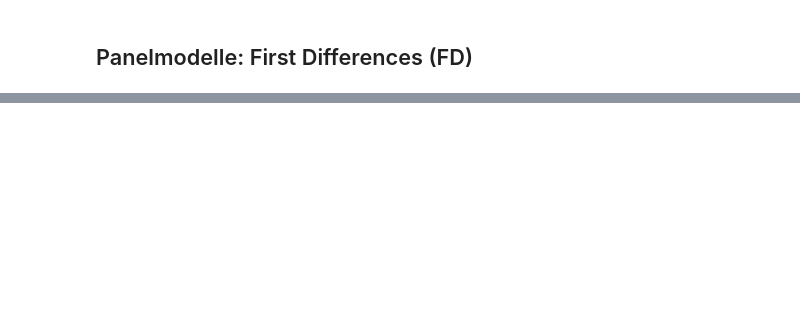
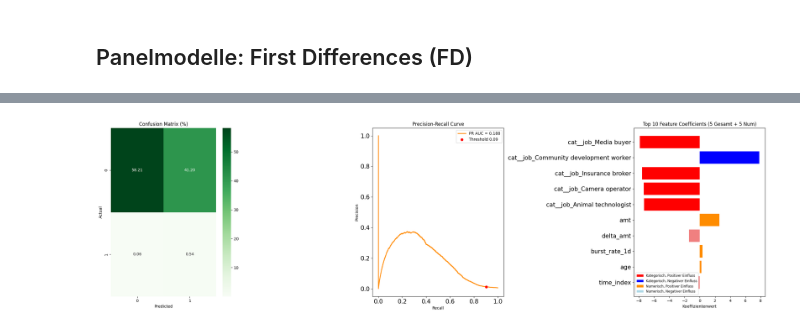
Before and after one commit to philethaler/Statistik-Datenbank, a Jupyter notebook: Analyse_11.ipynb, the cells around one changed output, grey strips where cells are left out. Saved outputs shown, nothing was run; the diff lists cells and outputs as text; code cells hidden in the pictures; blank space fills up the shorter version.

```diff
--- a/Analyse_11.ipynb
+++ b/Analyse_11.ipynb
@@ -1489,0 +721,99 @@ PR AUC Score (Average Precision): 0.0068
+# %%
+from sklearn.metrics import confusion_matrix, precision_recall_curve, average_precision_score
+from matplotlib.patches import Patch # Für die Legende
+
+# Confusion Matrix
+cm = confusion_matrix(y_test, y_pred)
+cm_percent = cm.astype("float") / cm.sum() * 100
+
+# Precision-Recall Curve
+precision, recall, thresholds = precision_recall_curve(y_test, y_pred_prob)
+pr_auc = average_precision_score(y_test, y_pred_prob)
+
+# Marker für Threshold
+threshold_05_idx = np.argmin(np.abs(thresholds - threshold))
+pr_threshold_x = recall[threshold_05_idx]
+pr_threshold_y = precision[threshold_05_idx]
+
+# Datenvorbereitung
+feature_names = pipeline_logreg_fd.named_steps["preprocessor"].get_feature_names_out()
+coef = pipeline_logreg_fd.named_steps["classifier"].coef_[0]
+
+feat_imp = pd.DataFrame({
+    "Feature": feature_names,
+    "Coefficient": coef
+})
+# Sortiert nach der absoluten Größe des Koeffizienten
+feat_imp = feat_imp.reindex(feat_imp.Coefficient.abs().sort_values(ascending=False).index)
+
+#  Neue Listen erstellen
+
+# Numerische Features
+num_feat_imp = feat_imp[feat_imp['Feature'].str.startswith('num__')].copy()
+
+# Top 15 Features insgesamt (kategorisch & numerisch)
+top_15_total = feat_imp.head(5)
+
+# Top 5 numerische Features
+top_5_num = num_feat_imp.head(5)
+
+# Kombinieren der Listen
+# Hinzufügen der Top 5 numerischen Features zur Top 15 Gesamt
+combined_feat = pd.concat([top_15_total, top_5_num]).drop_duplicates(subset=['Feature'])
+
+# Sortiere die finale Liste der Features erneut nach absoluter Wichtigkeit
+final_feat_list = combined_feat.reindex(combined_feat.Coefficient.abs().sort_values(ascending=False).index)
+
+# Bereinigen der Feature-Namen für den Plot
+final_feat_list['Plot_Feature'] = final_feat_list['Feature'].str.replace('num__', '')
+
+
+# Plot
+fig, axes = plt.subplots(1, 3, figsize=(24, 7))
+
+# Konfusions Matrix
+sns.heatmap(cm_percent, annot=True, fmt=".2f", cmap="Greens", ax=axes[0])
+axes[0].set_title("Confusion Matrix (%)")
+axes[0].set_xlabel("Predicted")
+axes[0].set_ylabel("Actual")
+
+# Precision-Recall Kurve
+axes[1].plot(recall, precision, color="darkorange", linewidth=2, label=f"PR AUC = {pr_auc:.3f}")
+axes[1].scatter(pr_threshold_x, pr_threshold_y, color='red', zorder=5, label="Threshold "+str(threshold))
+axes[1].set_xlabel("Recall")
+axes[1].set_ylabel("Precision")
+axes[1].set_title("Precision-Recall Curve")
+axes[1].tick_params(axis='y', labelsize=15)
+axes[1].tick_params(axis='x', labelsize=15)
+axes[1].legend()
+
+# Erstellen der Liste der Farben basierend auf Feature-Typ und Vorzeichen:
+colors = []
+for feature_name, coefficient in final_feat_list[["Feature", "Coefficient"]].values:
+    is_numeric = feature_name.startswith('num__')
+
+    if is_numeric:
+        # Numerisches Feature: Hervorgehobene Farbe
+        colors.append('darkorange' if coefficient > 0 else 'lightcoral')
+    else:
+        # Kategorisches Feature: Standardfarbe
+        colors.append('blue' if coefficient > 0 else 'red')
+axes[2].tick_params(axis='y', labelsize=15)
+axes[2].barh(final_feat_list["Plot_Feature"], final_feat_list["Coefficient"], color=colors)
+axes[2].invert_yaxis()
+axes[2].set_title(f"Top {len(final_feat_list)} Feature Coefficients (5 Gesamt + 5 Num)")
+axes[2].set_xlabel("Koeffizientenwert")
+
+# Hinzufügen einer Legende für die Farbdifferenzierung
+legend_elements = [
+    Patch(facecolor='red', label='Kategorisch, Positiver Einfluss'),
+    Patch(facecolor='blue', label='Kategorisch, Negativer Einfluss'),
+    Patch(facecolor='darkorange', label='Numerisch, Positiver Einfluss'),
+    Patch(facecolor='lightblue', label='Numerisch, Negativer Einfluss')
+]
+axes[2].legend(handles=legend_elements, loc='lower left', fontsize='small')
+
+plt.tight_layout()
+plt.show()
+# %% [output]
+[figure, added]
```
Also changed, not shown: parts of 25 cells of this notebook.
